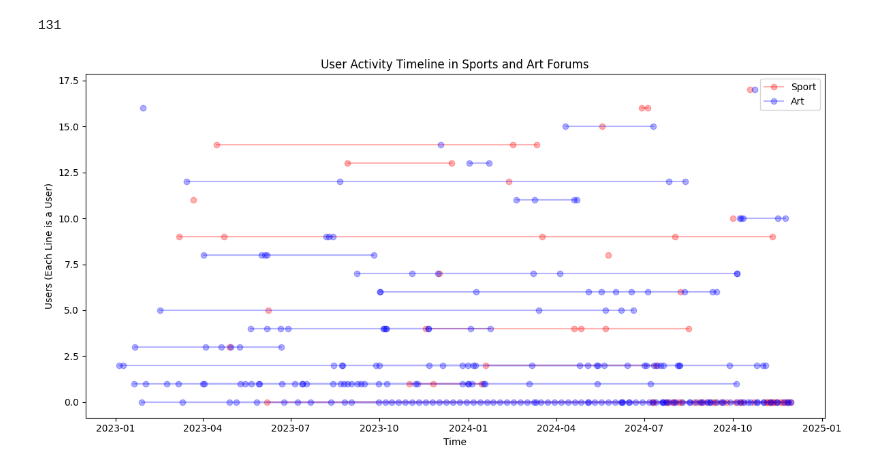
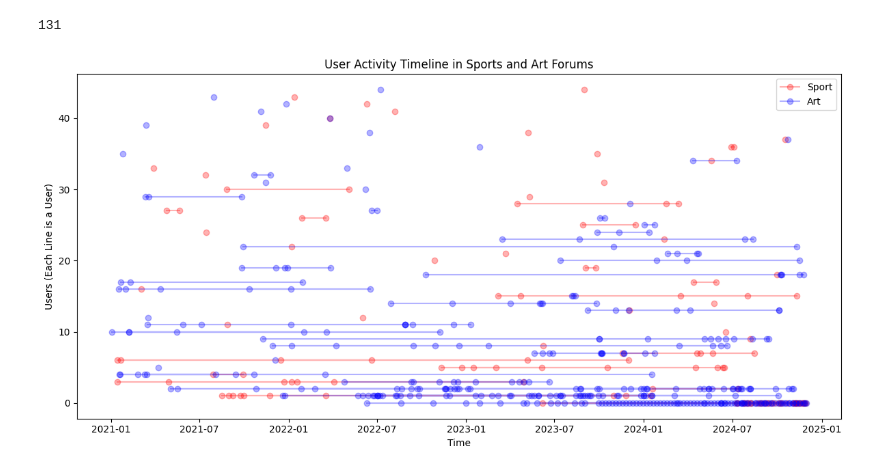
Before and after one commit to yuvalSaadati/Characterizing-human-behavior-using-internet-data, a Jupyter notebook: export_reddit art and sport.ipynb, the cells around one changed output. Drawn from its saved outputs; the diff is of its cells as text; code cells hidden in the pictures.

```diff
--- a/export_reddit art and sport.ipynb
+++ b/export_reddit art and sport.ipynb
@@ -418,7 +418,7 @@ import pandas as pd
 """Visualize user activity in sports and art forums on a timeline."""
 
 # Extract unique users from filtered_user_activity
-cutoff_date = datetime(2023, 1, 1)
+cutoff_date = datetime(2021, 1, 1)
 # Prepare data for visualization
 user_post_counts = {}
 for user in common_users:
@@ -471,31 +471,31 @@ for i, user in enumerate(sorted_users_dict):
             "Art Description": art_array_posts[0]['description'],
             "Art Score": art_array_posts[0]['score'],
         })
 
 # Convert the data to a DataFrame
 df = pd.DataFrame(excel_data)
 
 # Save the DataFrame to an Excel file
 output_file = "art_and_sport_posts.xlsx"
 df.to_excel(output_file, index=False)
 # Plot the timeline
 plt.figure(figsize=(12, 6))
 for i, (user, data) in enumerate(user_timeline_data.items()):
     # Plot sport posts
     sport_times = data['sport']
     # plt.scatter(sport_times, [i] * len(sport_times), color='red', label='Sport' if i == 1 else "", alpha=0.7)
     plt.plot(sport_times, [i] * len(sport_times), color='red', alpha=0.3, linestyle='-', marker='o', label='Sport' if i == 1 else "")
 
     # Plot art posts
     art_times = data['art']
     # plt.scatter(art_times, [i] * len(art_times), color='blue', label='Art' if i == 1 else "", alpha=0.7)
     plt.plot(art_times, [i] * len(art_times), color='blue', alpha=0.3, linestyle='-', marker='o', label='Art' if i == 1 else "")
 
 plt.title('User Activity Timeline in Sports and Art Forums')
 plt.xlabel('Time')
 plt.ylabel('Users (Each Line is a User)')
 plt.legend()
 plt.tight_layout()
 plt.show()
 # %% [output]
-[figure, old version]
+[figure, new version]
```
Also changed, not shown: parts of 1 cell of this notebook, 1 other file.
